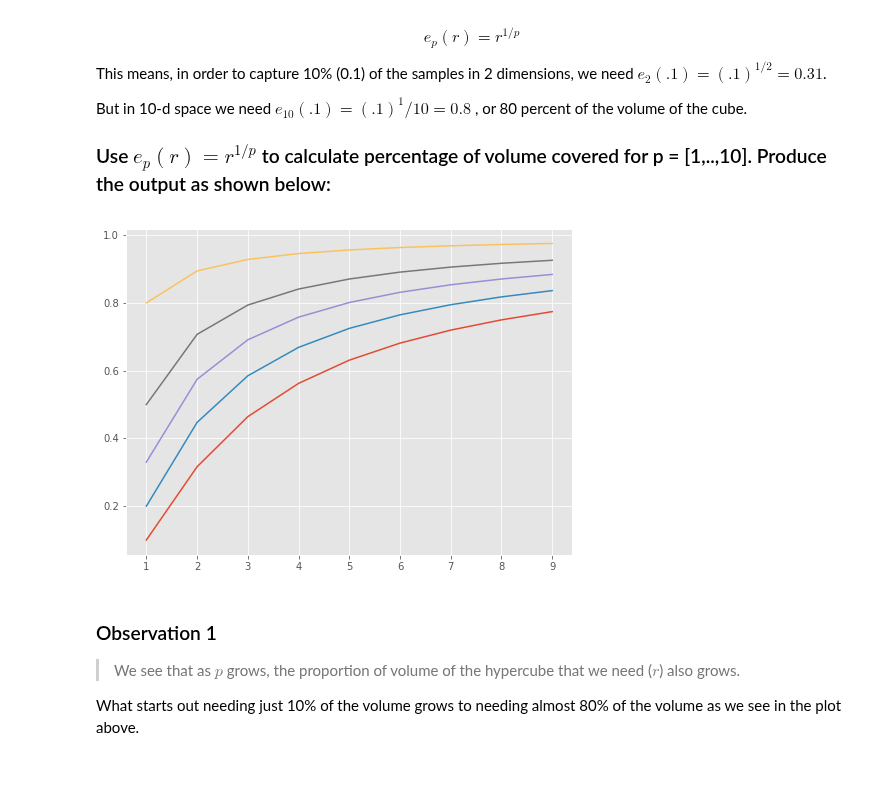
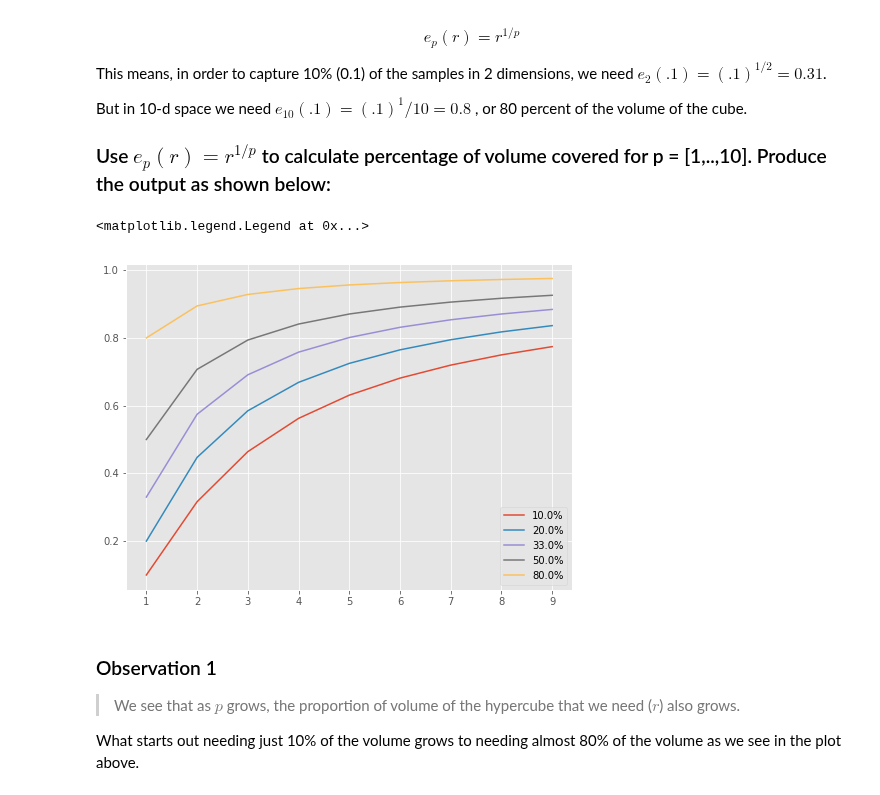
Before and after one commit to briansrebrenik/dsc-3-34-03-curse-of-dimensionality-simulation-lab-nyc-career-ds-102218, a Jupyter notebook: index.ipynb, the cells around one changed output. Drawn from its saved outputs; the diff is of its cells as text; code cells hidden in the pictures.

```diff
--- a/index.ipynb
+++ b/index.ipynb
@@ -79,11 +79,13 @@ But in 10-d space we need $e_10(.1)=(.1)^1/10=0.8$ , or 80 percent of the volume
 # %%
 # Your code here
 r = [.1,.2,.33,.5,.8]
 plt.figure(figsize=(8,6))
 for i in r:
-    plt.plot(range(1,10), [i**(1/x) for x in range(1,10)], label=f'{i*100}?')
+    plt.plot(range(1,10), [i**(1/x) for x in range(1,10)], label=f'{i*100}%')
+plt.legend()
 # %% [output]
+<matplotlib.legend.Legend at 0x...>
-[figure, old version]
+[figure, new version]
 # %% [markdown]
 ### Observation 1
 > We see that as   $p$  grows, the proportion of volume of the hypercube that we need ($r$) also grows.
```
